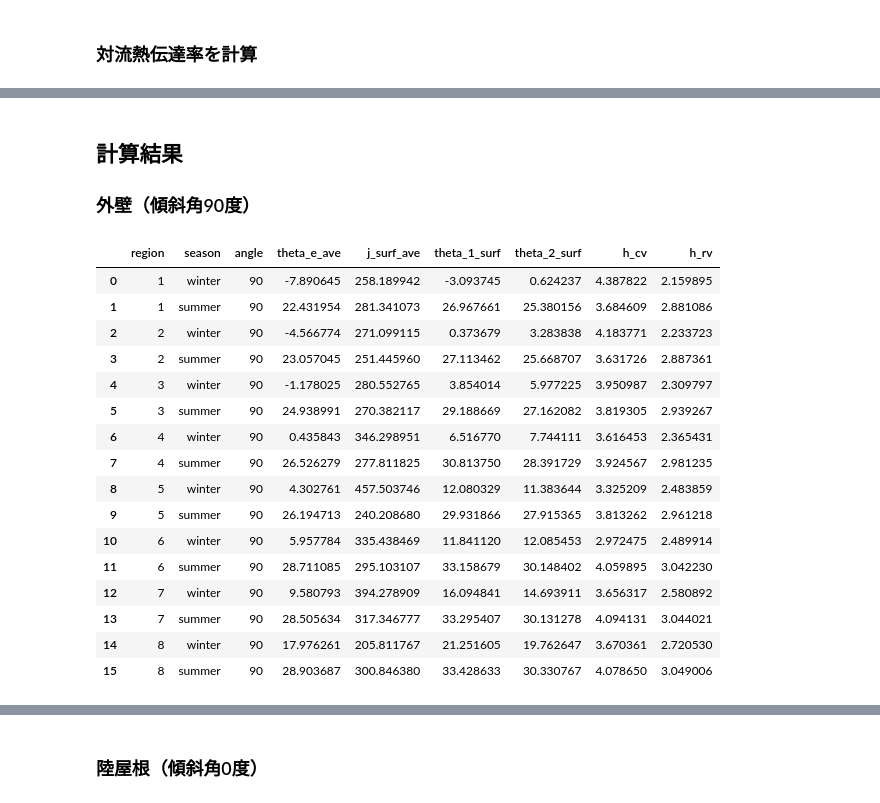
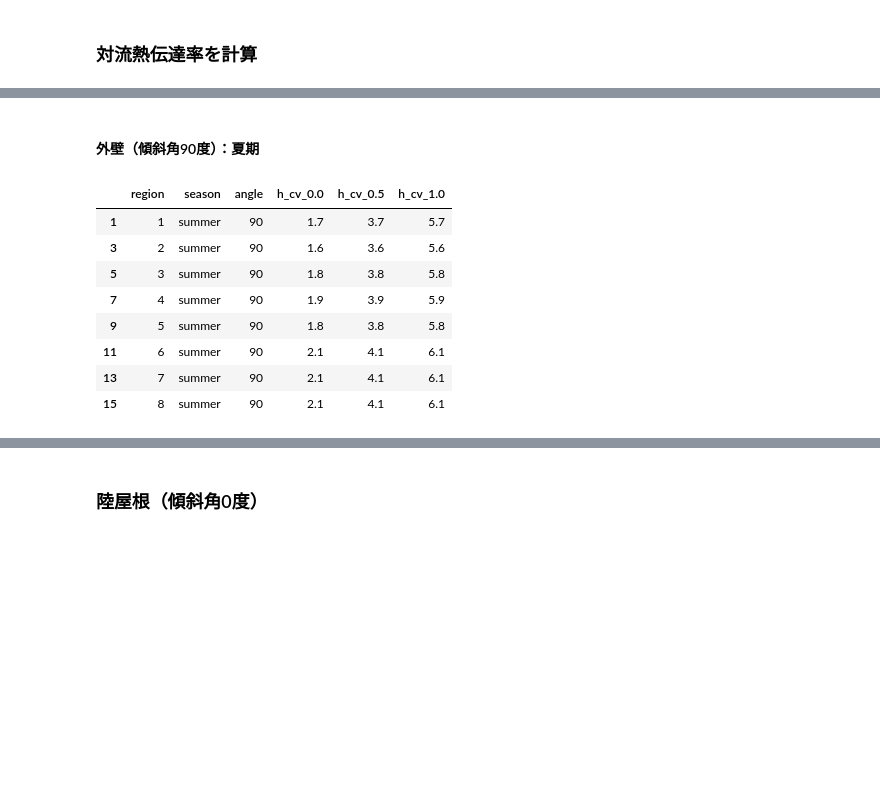
Before and after one commit to BRI-EES-House/03_ventilation_layer, a Jupyter notebook: ventilation_wall_boundary_condition.ipynb, the cells around one changed output, grey strips where cells are left out. Saved outputs shown, nothing was run; the diff lists cells and outputs as text; code cells hidden in the pictures; blank space fills up the shorter version.

```diff
--- a/ventilation_wall_boundary_condition.ipynb
+++ b/ventilation_wall_boundary_condition.ipynb
@@ -184,5 +171,0 @@ effective_emissivity = htc.effective_emissivity_parallel(emissivity_1, emissivit
-# %%
-# 外壁（傾斜角90度）
-df_90['h_rv'] = [htc.radiative_heat_transfer_coefficient_detailed(
-                    theta_1=row.theta_1_surf, theta_2=row.theta_2_surf, effective_emissivity=effective_emissivity
-                ) for row in df_90.itertuples()]
@@ -199,23 +172,16 @@ df_0['h_rv'] = [htc.radiative_heat_transfer_coefficient_detailed(
 # %% [markdown]
-## 計算結果
-### 外壁（傾斜角90度）
+#### 外壁（傾斜角90度）：夏期
-# %%
-df_90
-# %% [output]
-|  | region | season | angle | theta_e_ave | j_surf_ave | theta_1_surf | theta_2_surf | h_cv | h_rv |
-| 0 | 1 | winter | 90 | -7.890645 | 258.189942 | -3.093745 | 0.624237 | 4.387822 | 2.159895 |
-| 1 | 1 | summer | 90 | 22.431954 | 281.341073 | 26.967661 | 25.380156 | 3.684609 | 2.881086 |
-| 2 | 2 | winter | 90 | -4.566774 | 271.099115 | 0.373679 | 3.283838 | 4.183771 | 2.233723 |
-| 3 | 2 | summer | 90 | 23.057045 | 251.445960 | 27.113462 | 25.668707 | 3.631726 | 2.887361 |
-| 4 | 3 | winter | 90 | -1.178025 | 280.552765 | 3.854014 | 5.977225 | 3.950987 | 2.309797 |
-| 5 | 3 | summer | 90 | 24.938991 | 270.382117 | 29.188669 | 27.162082 | 3.819305 | 2.939267 |
-| 6 | 4 | winter | 90 | 0.435843 | 346.298951 | 6.516770 | 7.744111 | 3.616453 | 2.365431 |
-| 7 | 4 | summer | 90 | 26.526279 | 277.811825 | 30.813750 | 28.391729 | 3.924567 | 2.981235 |
-| 8 | 5 | winter | 90 | 4.302761 | 457.503746 | 12.080329 | 11.383644 | 3.325209 | 2.483859 |
-| 9 | 5 | summer | 90 | 26.194713 | 240.208680 | 29.931866 | 27.915365 | 3.813262 | 2.961218 |
-| 10 | 6 | winter | 90 | 5.957784 | 335.438469 | 11.841120 | 12.085453 | 2.972475 | 2.489914 |
-| 11 | 6 | summer | 90 | 28.711085 | 295.103107 | 33.158679 | 30.148402 | 4.059895 | 3.042230 |
-| 12 | 7 | winter | 90 | 9.580793 | 394.278909 | 16.094841 | 14.693911 | 3.656317 | 2.580892 |
-| 13 | 7 | summer | 90 | 28.505634 | 317.346777 | 33.295407 | 30.131278 | 4.094131 | 3.044021 |
-| 14 | 8 | winter | 90 | 17.976261 | 205.811767 | 21.251605 | 19.762647 | 3.670361 | 2.720530 |
-| 15 | 8 | summer | 90 | 28.903687 | 300.846380 | 33.428633 | 30.330767 | 4.078650 | 3.049006 |
+# %%
+df_table = df_90.query('season == "summer"')[
+    ['region', 'season', 'angle', 'h_cv_0.0', 'h_cv_0.5', 'h_cv_1.0']]
+df_table.style.set_precision(1)
+# %% [output]
+|  | region | season | angle | h_cv_0.0 | h_cv_0.5 | h_cv_1.0 |
+| 1 | 1 | summer | 90 | 1.7 | 3.7 | 5.7 |
+| 3 | 2 | summer | 90 | 1.6 | 3.6 | 5.6 |
+| 5 | 3 | summer | 90 | 1.8 | 3.8 | 5.8 |
+| 7 | 4 | summer | 90 | 1.9 | 3.9 | 5.9 |
+| 9 | 5 | summer | 90 | 1.8 | 3.8 | 5.8 |
+| 11 | 6 | summer | 90 | 2.1 | 4.1 | 6.1 |
+| 13 | 7 | summer | 90 | 2.1 | 4.1 | 6.1 |
+| 15 | 8 | summer | 90 | 2.1 | 4.1 | 6.1 |
```
Also changed, not shown: parts of 16 cells of this notebook.
